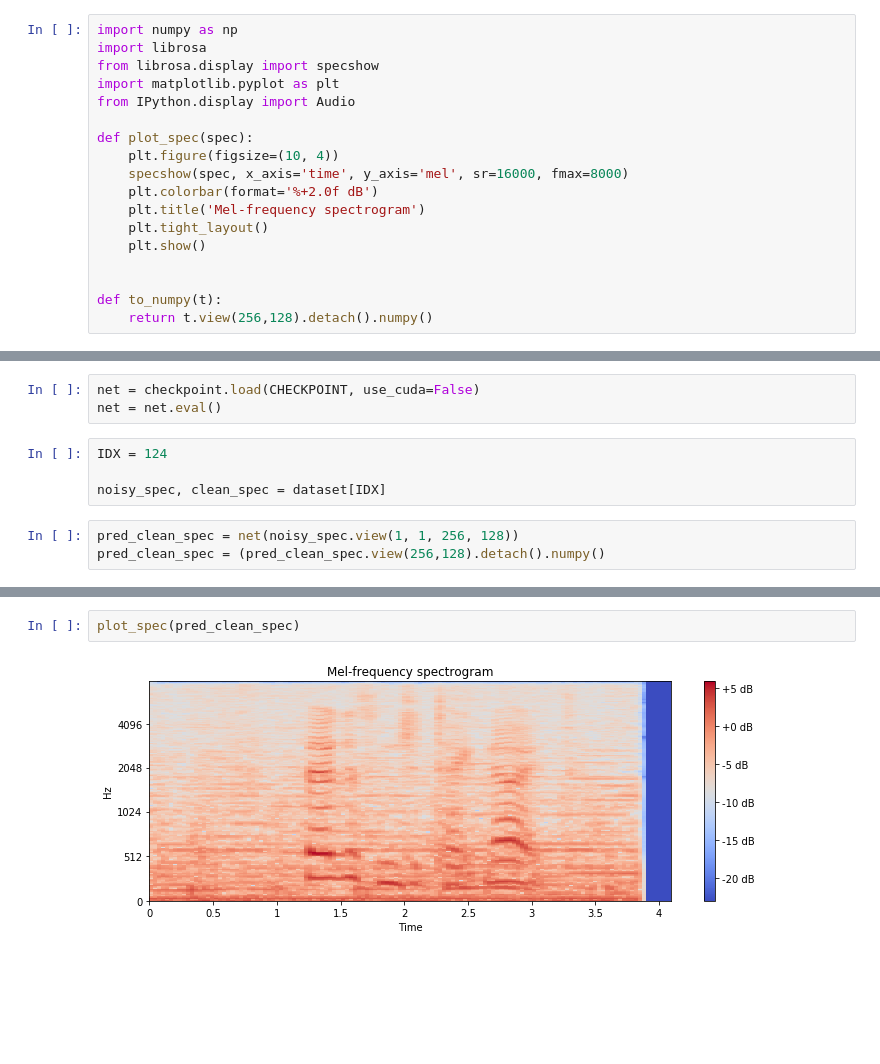
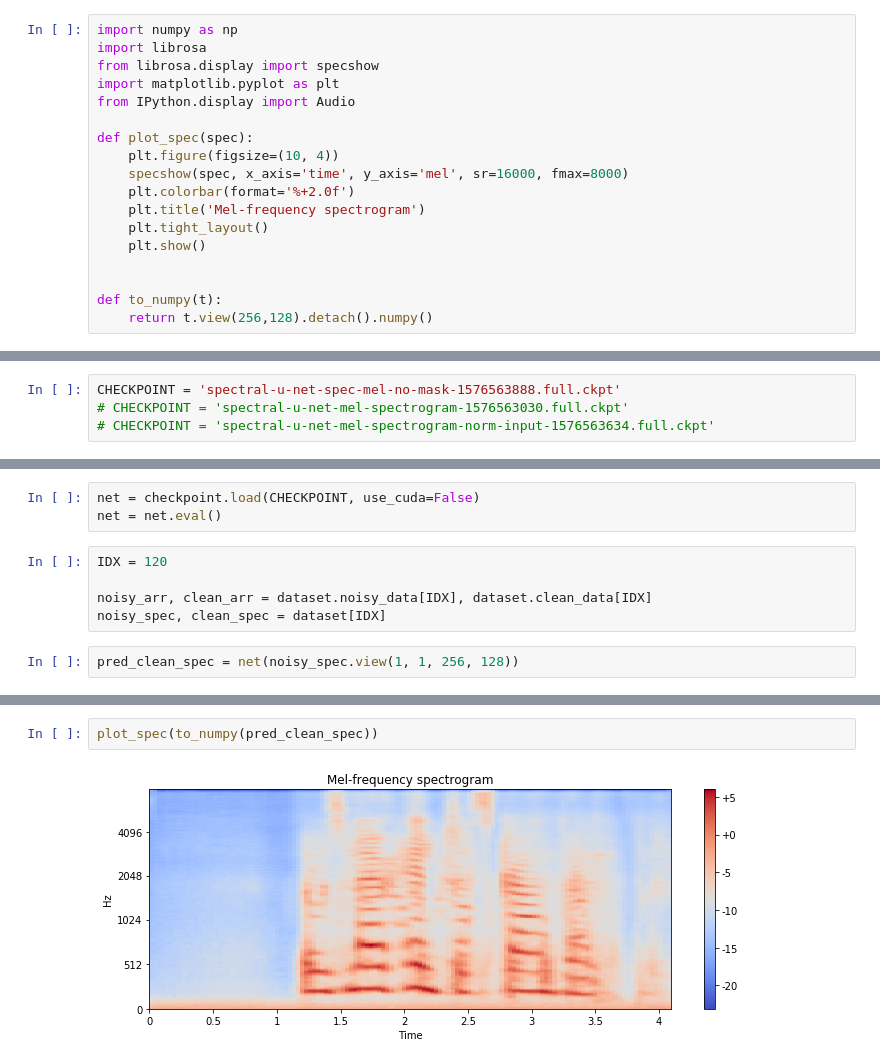
Before and after one commit to MattSegal/speech-notebooks, a Jupyter notebook: notebooks/mel-spec-evaluate.ipynb, the cells around one changed output, grey strips where cells are left out. Saved outputs shown, nothing was run; the diff lists cells and outputs as text; blank space fills up the shorter version.

```diff
--- a/notebooks/mel-spec-evaluate.ipynb
+++ b/notebooks/mel-spec-evaluate.ipynb
@@ -8,7 +8,7 @@ from IPython.display import Audio
 def plot_spec(spec):
     plt.figure(figsize=(10, 4))
     specshow(spec, x_axis='time', y_axis='mel', sr=16000, fmax=8000)
-    plt.colorbar(format='%+2.0f dB')
+    plt.colorbar(format='%+2.0f')
     plt.title('Mel-frequency spectrogram')
     plt.tight_layout()
     plt.show()
@@ -20,0 +19,4 @@ CHECKPOINT = 'spectral-u-net-1576558357.full.ckpt'
+# %%
+CHECKPOINT = 'spectral-u-net-spec-mel-no-mask-1576563888.full.ckpt'
+# CHECKPOINT = 'spectral-u-net-mel-spectrogram-1576563030.full.ckpt'
+# CHECKPOINT = 'spectral-u-net-mel-spectrogram-norm-input-1576563634.full.ckpt'
@@ -27,9 +42,9 @@ dataset = NoisySpectralSpeechDataset(train=False, quiet=True)
 net = checkpoint.load(CHECKPOINT, use_cuda=False)
 net = net.eval()
 # %%
-IDX = 124
+IDX = 120
 
+noisy_arr, clean_arr = dataset.noisy_data[IDX], dataset.clean_data[IDX]
 noisy_spec, clean_spec = dataset[IDX]
 # %%
 pred_clean_spec = net(noisy_spec.view(1, 1, 256, 128))
-pred_clean_spec = (pred_clean_spec.view(256,128).detach().numpy()
@@ -36,7 +112,7 @@ pred_clean_spec = (pred_clean_spec.view(256,128).detach().numpy()
 # %%
-plot_spec(pred_clean_spec)
+plot_spec(to_numpy(pred_clean_spec))
 # %% [output]
-[figure, old version]
+[figure, new version]
 # %%
 plot_spec(to_numpy(clean_spec))
 # %% [output]
```
Also changed, not shown: parts of 17 cells of this notebook, 2 other files.
